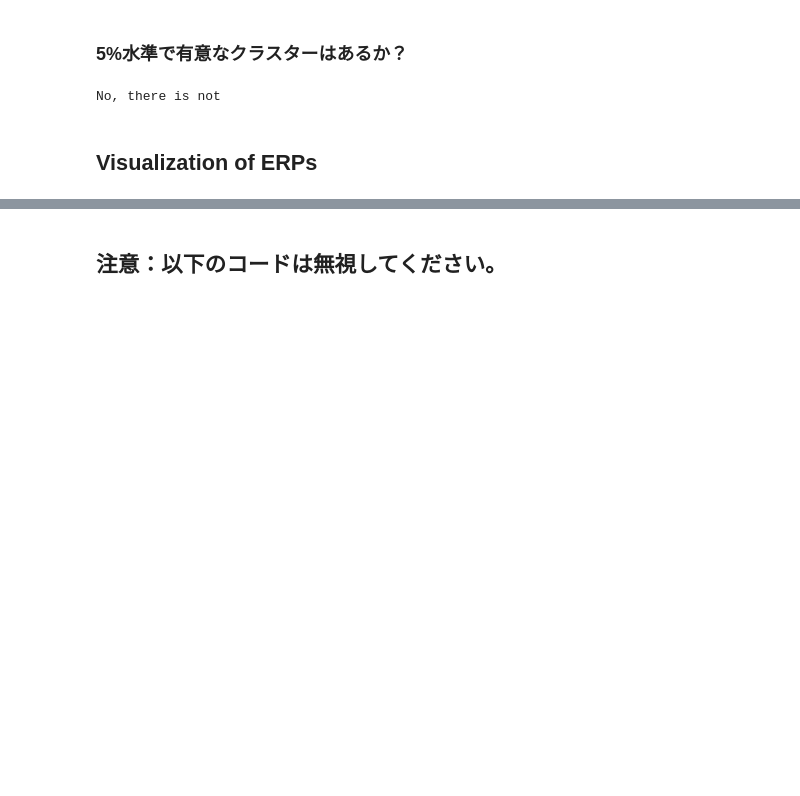
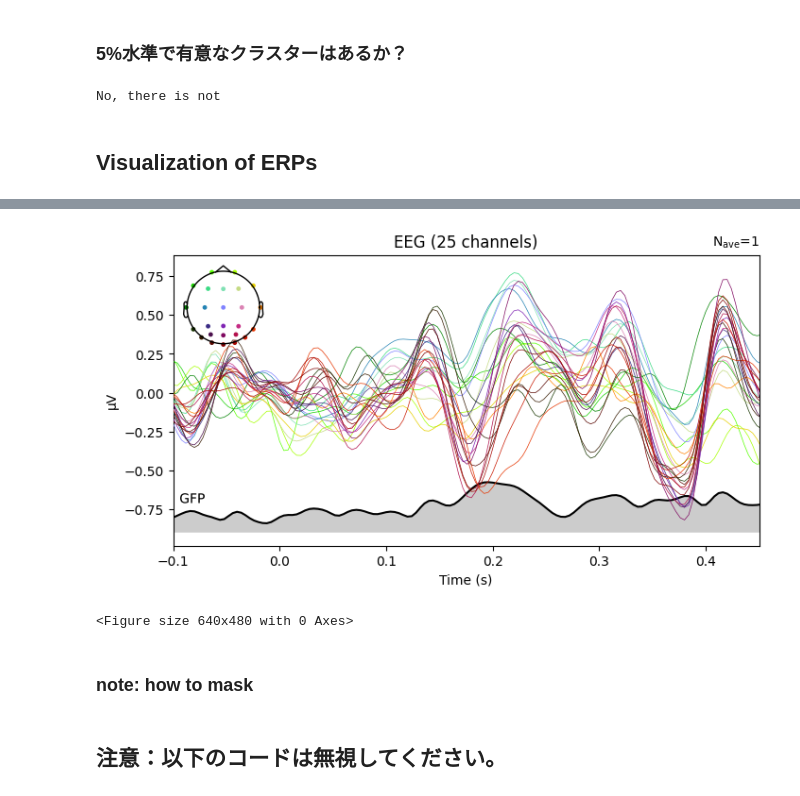
Before and after one commit to Kei-Kobayash/multiple_smiles, a Jupyter notebook: Spato_temporal_permutation2023.ipynb, the cells around one changed output, grey strips where cells are left out. Cells and saved outputs as stored; diff of their text form; code cells hidden in the pictures; blank space fills up the shorter version.

```diff
--- a/Spato_temporal_permutation2023.ipynb
+++ b/Spato_temporal_permutation2023.ipynb
@@ -506,4 +540,8 @@ evoked_condition1.plot(spatial_colors=True, gfp=True)
 # %%
-evoked_condition2 = create_evoked(three_dim_array_cond2, "evoked_condition2")
+evoked_condition2, ave_df = create_evoked(three_dim_array_cond2, "evoked_condition2")
+# Specify the scaling factor and manually scale the data
+scaling_factor = 1e-6
+evoked_condition2.data *= scaling_factor
+
 evoked_condition2.plot(spatial_colors=True, gfp=True)
 # %% [output]
@@ -511,0 +593,5 @@ evoked_condition2.plot(spatial_colors=True, gfp=True)
+# %%
+three_minus_zero, aa = create_diff(three_dim_array_cond2, three_dim_array_cond1, "3-0")
+# %%
+scaling_factor = 1e-6
+three_minus_zero.data *= scaling_factor
@@ -511,0 +615,16 @@ evoked_condition2.plot(spatial_colors=True, gfp=True)
+# %%
+# Specify the scaling factor and manually scale the data
+
+fig, ax = plt.subplots(figsize=(8, 4))
+
+three_minus_zero.plot(spatial_colors=True, gfp=True, xlim=(-0.1, 0.45), axes=ax)
+
+plt.tight_layout()
+plt.show()
+
+fig.savefig("3-0_GFP.png", dpi=500)
+# %% [output]
+[figure, added]
+<Figure size 640x480 with 0 Axes>
+# %% [markdown]
+### note: how to mask
```
Also changed, not shown: parts of 11 cells of this notebook.
